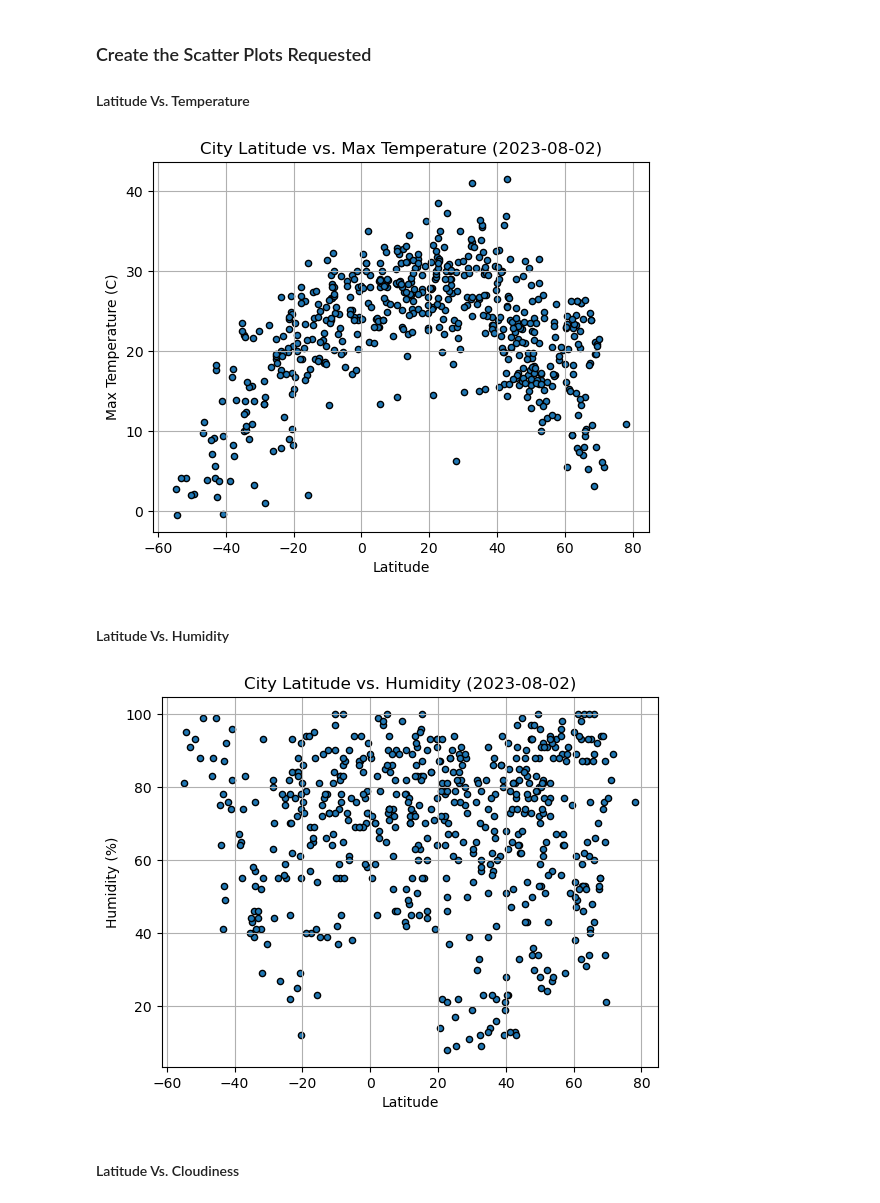
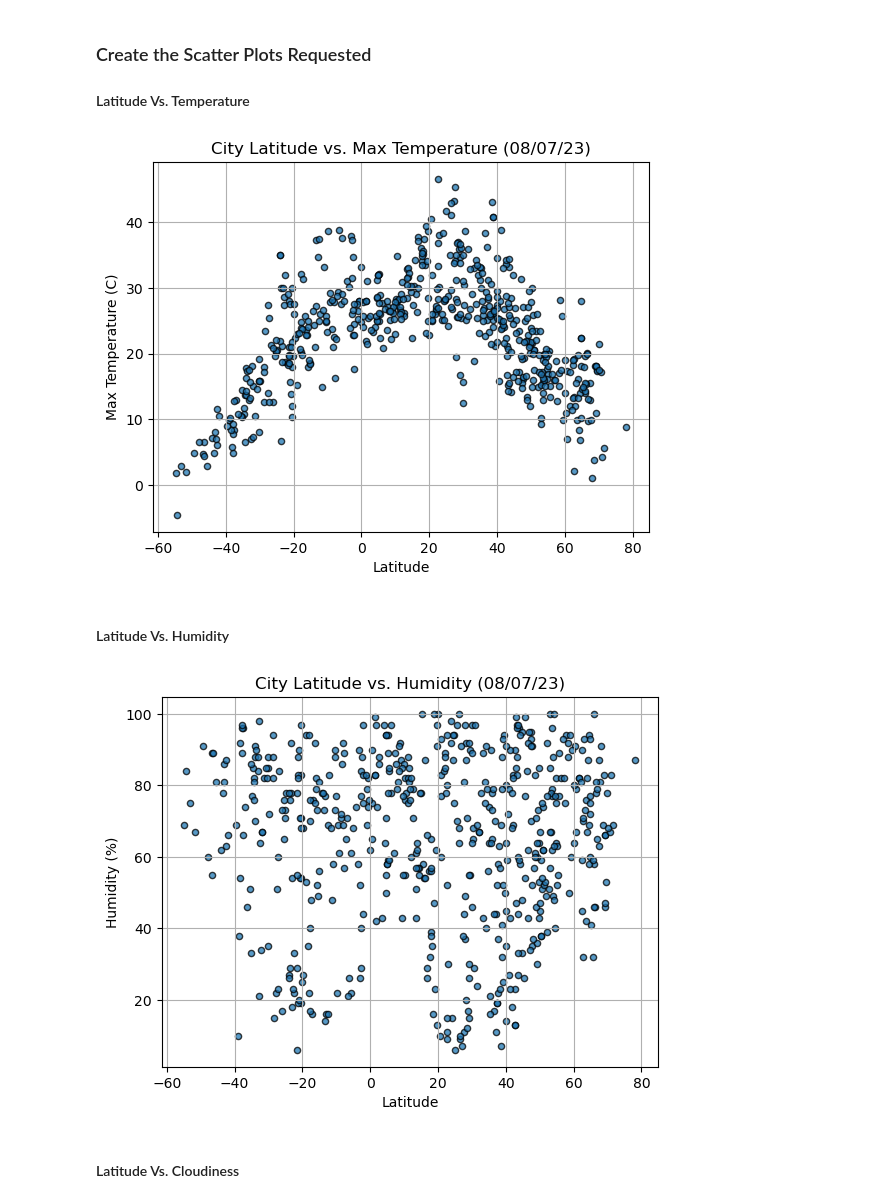
Before and after one commit to andreaira261/python-api-challenge, a Jupyter notebook: WeatherPy/WeatherPy.ipynb, the cells around one changed output. Saved outputs shown, nothing was run; the diff lists cells and outputs as text; code cells hidden in the pictures.

```diff
--- a/WeatherPy/WeatherPy.ipynb
+++ b/WeatherPy/WeatherPy.ipynb
@@ -192,10 +192,11 @@ city_data_df.head()
 # Incorporate the other graph properties
 
 city_data_df.plot(kind="scatter", x="Lat", y="Max Temp", grid=True,
-                    title="City Latitude vs. Max Temperature (2023-08-02)",
+                    title=(f"City Latitude vs. Max Temperature ({time.strftime('%x')})"),
                     xlabel="Latitude",
                     ylabel="Max Temperature (C)",
-                    edgecolors="black")
+                    edgecolors="black",
+                    alpha=0.75)
 
 # Save the figure
 plt.savefig("output_data/Fig1.png")
@@ -203,26 +204,27 @@ plt.savefig("output_data/Fig1.png")
 # Show plot
 plt.show()
 # %% [output]
-[figure, old version]
+[figure, new version]
 # %% [markdown]
 #### Latitude Vs. Humidity
 # %%
 # Build the scatter plots for latitude vs. humidity
 # Incorporate the other graph properties
 
 city_data_df.plot(kind="scatter", x="Lat", y="Humidity", grid=True,
-                    title="City Latitude vs. Humidity (2023-08-02)",
+                    title=(f"City Latitude vs. Humidity ({time.strftime('%x')})"),
                     xlabel="Latitude",
                     ylabel="Humidity (%)",
-                    edgecolors="black")
+                    edgecolors="black",
+                    alpha=0.75)
 
 # Save the figure
 plt.savefig("output_data/Fig2.png")
 
 # Show plot
 plt.show()
 # %% [output]
-[figure, old version]
+[figure, new version]
 # %% [markdown]
 #### Latitude Vs. Cloudiness
 # %%
```
Also changed, not shown: parts of 19 cells of this notebook, 6 other files.
